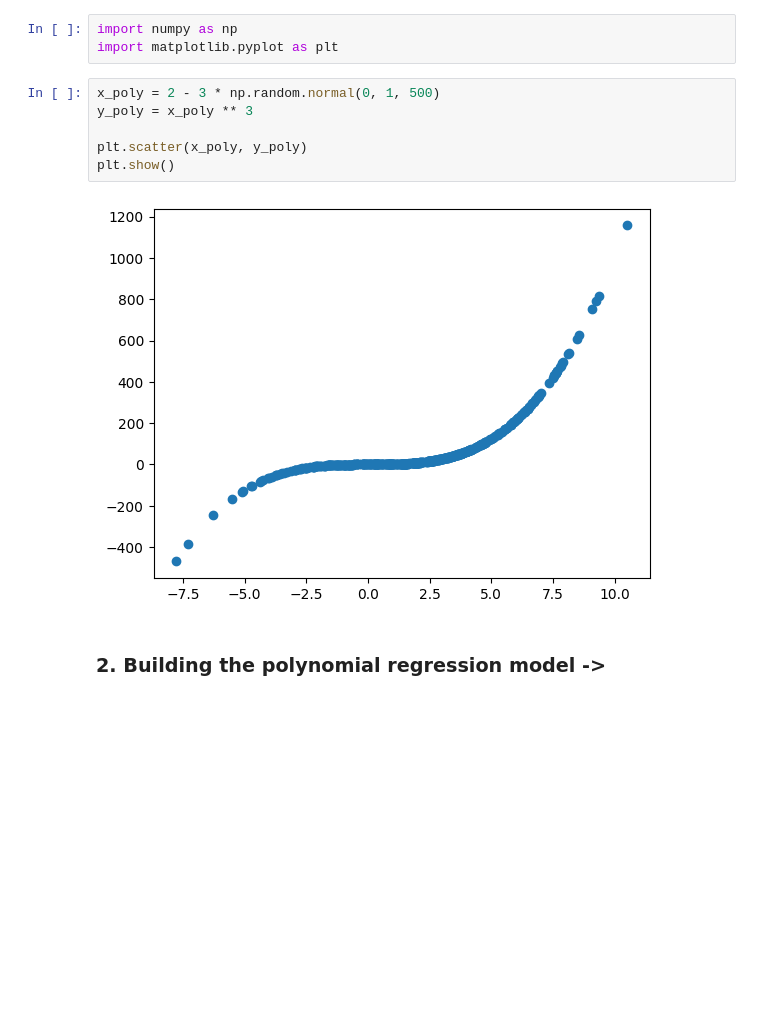
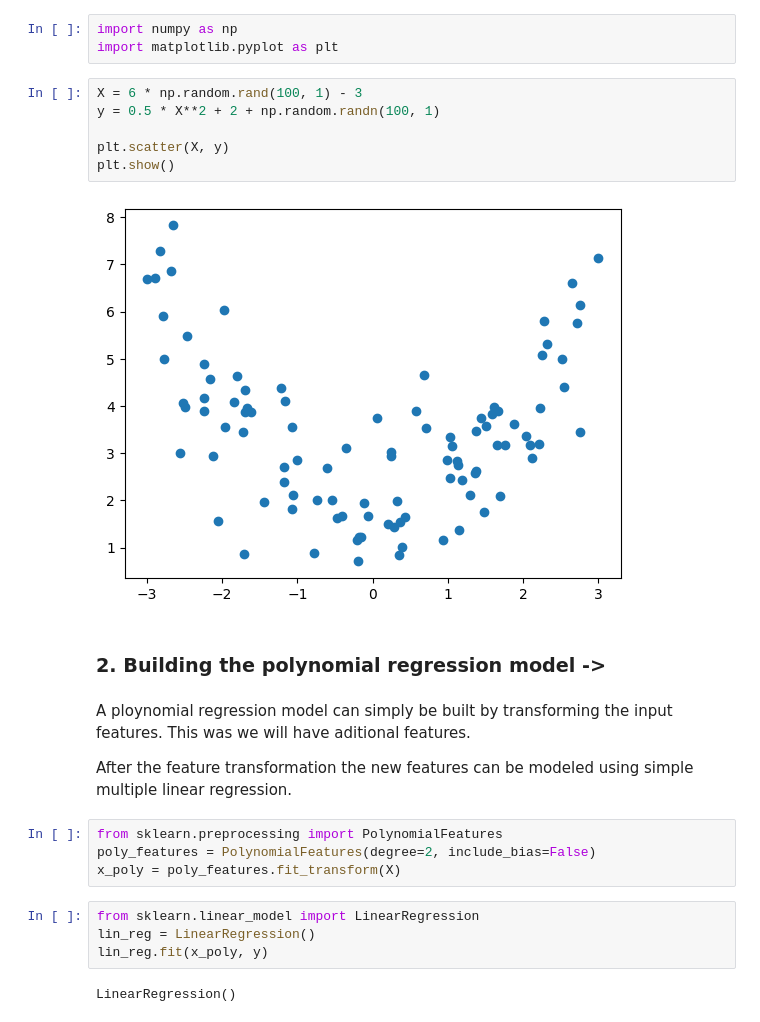
Before and after one commit to YuvrajSinghGitbub/machine-learning-back-to-basics_, a Jupyter notebook: polynomial-regression.ipynb, the cells around one changed output. Saved outputs shown, nothing was run; the diff lists cells and outputs as text; blank space fills up the shorter version.

Commit message:
Implemented the polynomial regression model

```diff
--- a/polynomial-regression.ipynb
+++ b/polynomial-regression.ipynb
@@ -10,13 +10,27 @@ In a polynomial regression the weights are still linear, but the inputs are rais
 # %%
 import numpy as np
 import matplotlib.pyplot as plt
-# %%
-x_poly = 2 - 3 * np.random.normal(0, 1, 500)
-y_poly = x_poly ** 3
-
-plt.scatter(x_poly, y_poly)
-plt.show()
-# %% [output]
-[figure, removed]
+# %%
+X = 6 * np.random.rand(100, 1) - 3
+y = 0.5 * X**2 + 2 + np.random.randn(100, 1)
+
+plt.scatter(X, y)
+plt.show()
+# %% [output]
+[figure, added]
 # %% [markdown]
 ### 2. Building the polynomial regression model ->
+# %% [markdown]
+A ploynomial regression model can simply be built by transforming the input features. This was we will have aditional features.
+
+After the feature transformation the new features can be modeled using simple multiple linear regression.
+# %%
+from sklearn.preprocessing import PolynomialFeatures
+poly_features = PolynomialFeatures(degree=2, include_bias=False)
+x_poly = poly_features.fit_transform(X)
+# %%
+from sklearn.linear_model import LinearRegression
+lin_reg = LinearRegression()
+lin_reg.fit(x_poly, y)
+# %% [output]
+LinearRegression()
```
Also changed, not shown: parts of 1 cell of this notebook.
